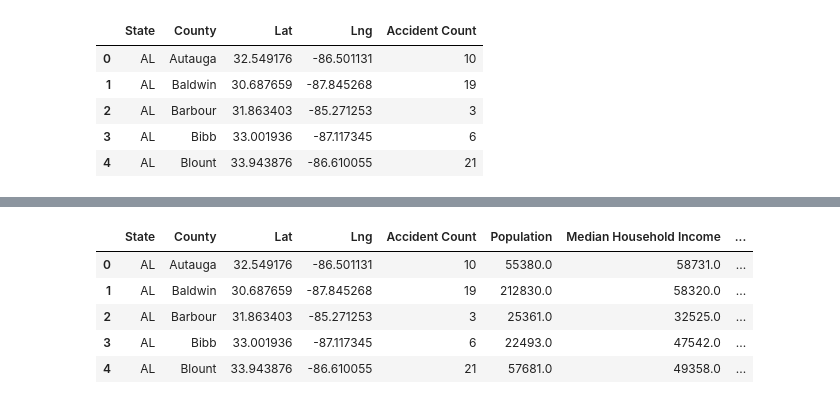
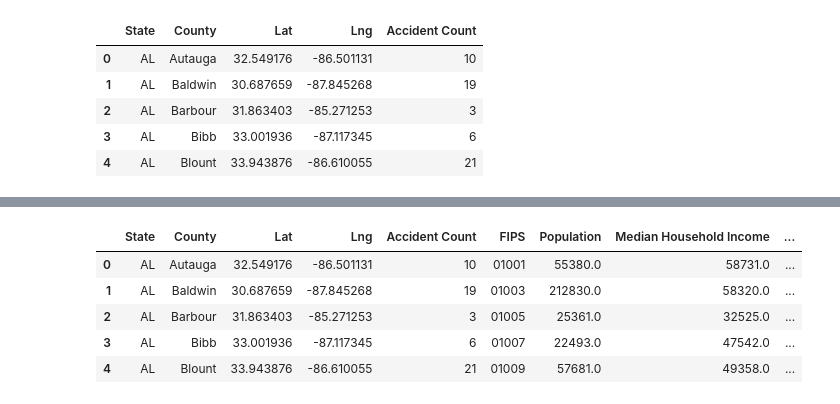
Before and after one commit to T1me2/TeamAmazing2, a Jupyter notebook: glen_project1.ipynb, the cells around one changed output, grey strips where cells are left out. Cells and saved outputs as stored; diff of their text form; code cells hidden in the pictures.

Commit message:
Updated file after finalizing data set for county maps

```diff
--- a/glen_project1.ipynb
+++ b/glen_project1.ipynb
@@ -204,3 +207,27 @@ states = {
     "United States Minor Outlying Islands": "UM",
     "U.S. Virgin Islands": "VI",
 }
+# %%
+## Borrowed from stackoverflow (https://stackoverflow.com/questions/28906859/module-has-no-attribute-urlencode)
+#Sample latitude and longitudes
+# lat = 40
+# lon = -75
+county_fips = []
+
+for index, row in accidents_by_county.iterrows():
+    print(f"Current index: {index}")
+    lat = row["Lat"]
+    lng = row["Lng"]
+
+    # Encode parameters
+    params = urllib.parse.urlencode({'latitude': lat, 'longitude':lng, 'format':'json'})
+
+    # Contruct request URL
+    url = 'https://geo.fcc.gov/api/census/block/find?' + params
+
+    #Get response from API
+    response = requests.get(url)
+
+    #Parse json in response
+    data = response.json()
+    county_fips.append(data['County']['FIPS'])
@@ -207,3 +252,5 @@ states = {
+# %%
+accidents_by_county["FIPS"] = pd.DataFrame(county_fips)
 # %%
 # Run Census Search to retrieve income data by county
 census_data = c.acs5.get(("NAME", "B01003_001E", "B19013_001E","B19301_001E"), {'for': 'county:*'})
@@ -248,22 +281,25 @@ print(accidents_by_county.head())
 # %%
 # Merge census data with accident dataframe on State/County for counties listed in accidents_by_county dataframe
 accidents_census_df = pd.merge(accidents_by_county, census_pd, on=["State","County"], how="left")
 
 # Clean dataframe by removing unnecessary columns
 accidents_census_df.drop(columns=["state","county"], inplace=True)
 
 # Calculate accidents per capita and add to new column
 accidents_census_df["Accidents (Per Capita)"] = accidents_census_df["Accident Count"] / accidents_census_df["Population"]
 
+# Save dataframe as csv file
+accidents_census_df.to_csv("Resources/accidents_census_bycounty.csv")
+
 # Display first 5 rows of dataframe
 accidents_census_df.head()
 # %% [output]
-|  | State | County | Lat | Lng | Accident Count | Population | Median Household Income | ... |
-| 0 | AL | Autauga | 32.549176 | -86.501131 | 10 | 55380.0 | 58731.0 | ... |
-| 1 | AL | Baldwin | 30.687659 | -87.845268 | 19 | 212830.0 | 58320.0 | ... |
-| 2 | AL | Barbour | 31.863403 | -85.271253 | 3 | 25361.0 | 32525.0 | ... |
-| 3 | AL | Bibb | 33.001936 | -87.117345 | 6 | 22493.0 | 47542.0 | ... |
-| 4 | AL | Blount | 33.943876 | -86.610055 | 21 | 57681.0 | 49358.0 | ... |
+|  | State | County | Lat | Lng | Accident Count | FIPS | Population | Median Household Income | ... |
+| 0 | AL | Autauga | 32.549176 | -86.501131 | 10 | 01001 | 55380.0 | 58731.0 | ... |
+| 1 | AL | Baldwin | 30.687659 | -87.845268 | 19 | 01003 | 212830.0 | 58320.0 | ... |
+| 2 | AL | Barbour | 31.863403 | -85.271253 | 3 | 01005 | 25361.0 | 32525.0 | ... |
+| 3 | AL | Bibb | 33.001936 | -87.117345 | 6 | 01007 | 22493.0 | 47542.0 | ... |
+| 4 | AL | Blount | 33.943876 | -86.610055 | 21 | 01009 | 57681.0 | 49358.0 | ... |
 # %%
 # Configure map plot
 marker_size = accidents_census_df["Accidents (Per Capita)"] * 1000
```
Also changed, not shown: parts of 5 cells of this notebook.
